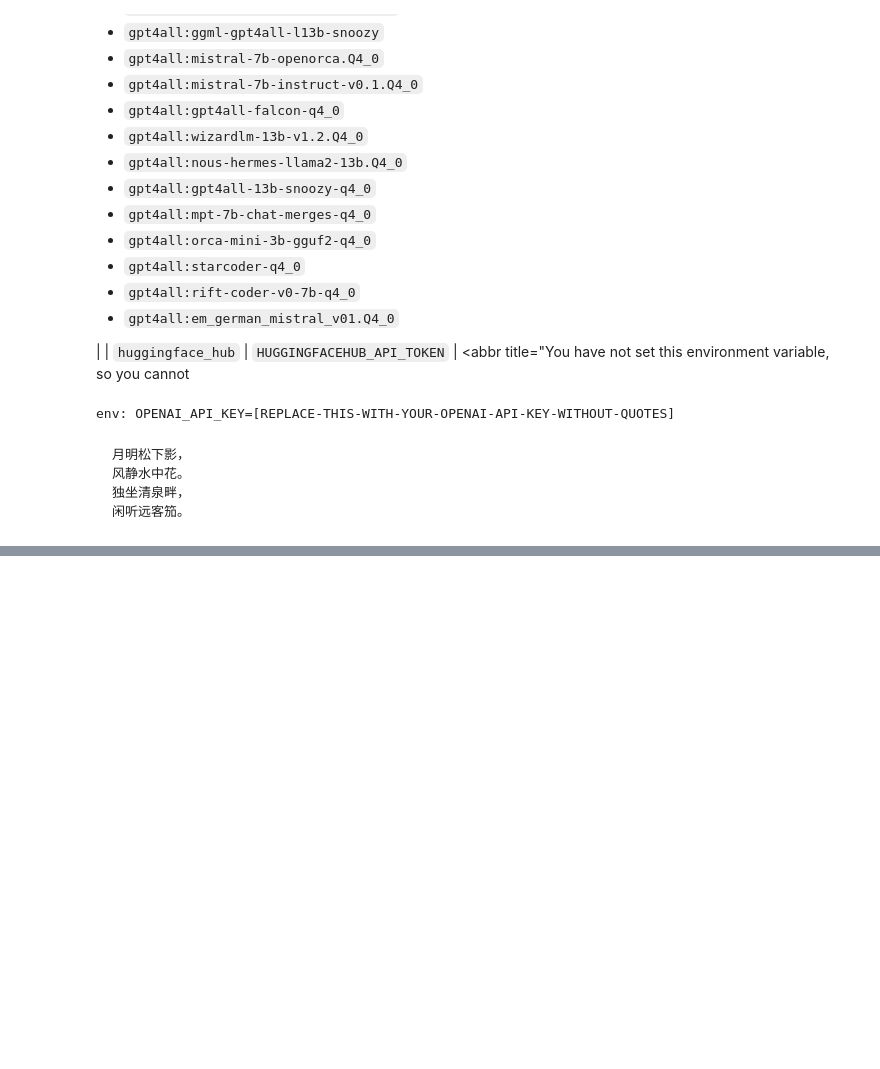
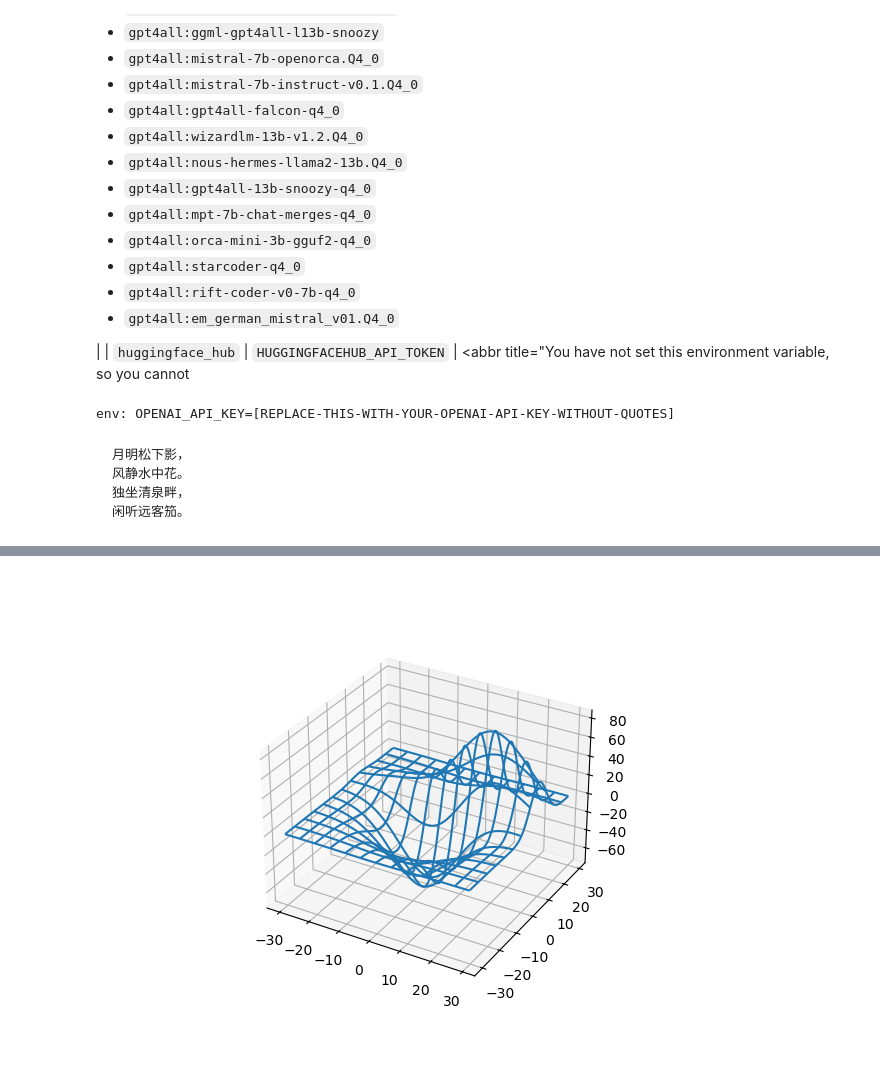
Before and after one commit to renweizhukov/jupyter-lab-notebook, a Jupyter notebook: test.ipynb, the cells around one changed output, grey strips where cells are left out. Cells and saved outputs as stored; diff of their text form; code cells hidden in the pictures; blank space fills up the shorter version.

```diff
--- a/test.ipynb
+++ b/test.ipynb
@@ -88,0 +108,16 @@ env: OPENAI_API_KEY=[REPLACE-THIS-WITH-YOUR-OPENAI-API-KEY-WITHOUT-QUOTES]
+# %%
+# Copied from https://github.com/matplotlib/ipympl/blob/main/docs/examples/full-example.ipynb
+from mpl_toolkits.mplot3d import axes3d
+
+fig = plt.figure()
+ax = fig.add_subplot(111, projection="3d")
+
+# Grab some test data.
+X, Y, Z = axes3d.get_test_data(0.05)
+
+# Plot a basic wireframe.
+ax.plot_wireframe(X, Y, Z, rstride=10, cstride=10)
+
+plt.show()
+# %% [output]
+[figure, added]
```
Also changed, not shown: parts of 3 cells of this notebook.
